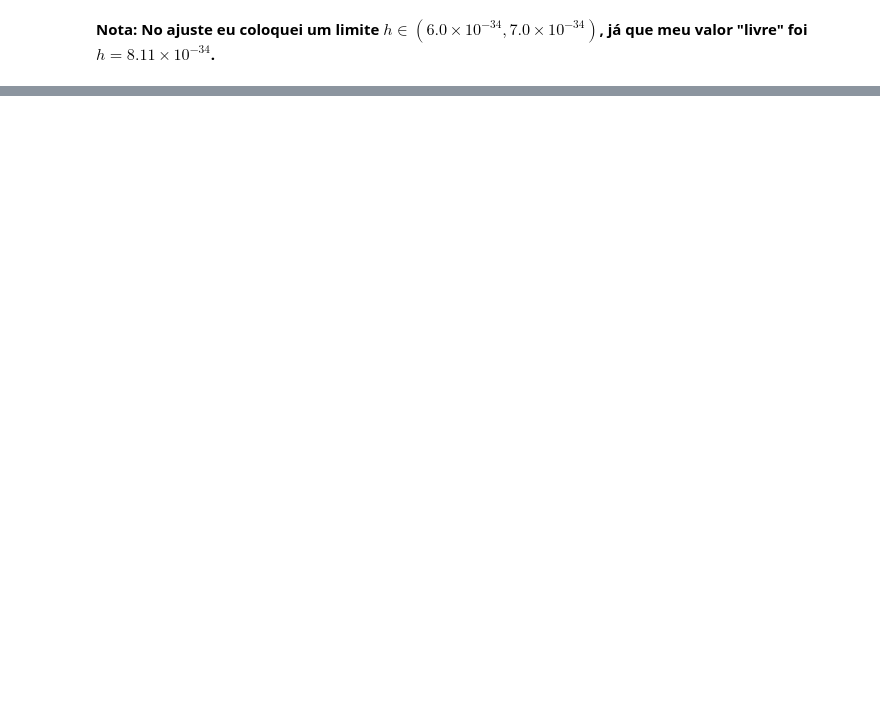
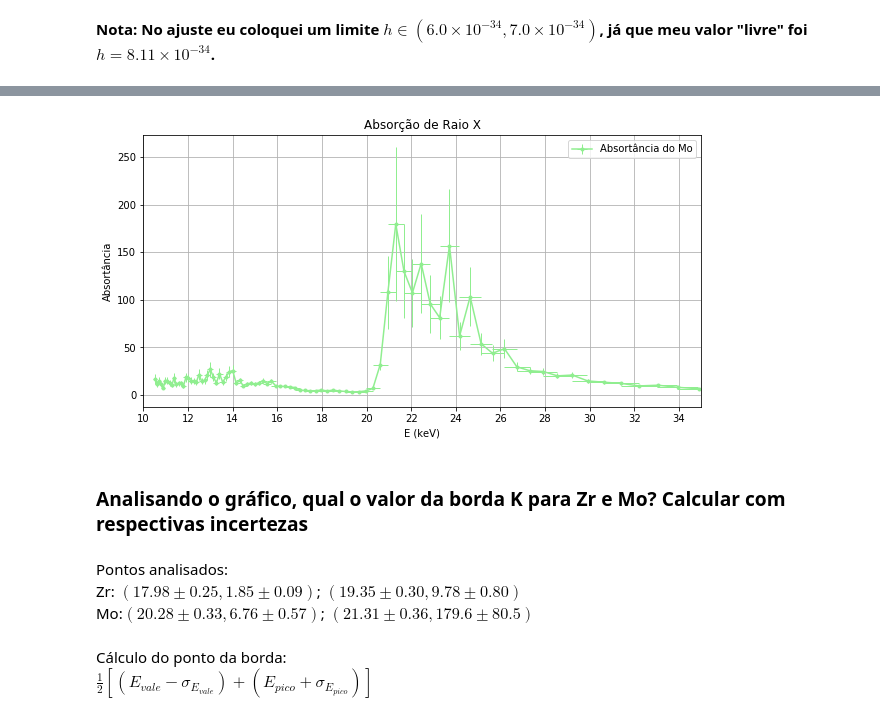
Before and after one commit to leonardovaladao/QuantumLab, a Jupyter notebook: 3. RaioX/Análise.ipynb, the cells around one changed output, grey strips where cells are left out. Drawn from its saved outputs; the diff is of its cells as text; code cells hidden in the pictures; blank space fills up the shorter version.

```diff
--- a/3. RaioX/Análise.ipynb
+++ b/3. RaioX/Análise.ipynb
@@ -379,0 +501,26 @@ $\sigma_h = $
+# %%
+plt.figure(figsize=(10,5))
+plt.errorbar(df3e, df3['nofilter']/df3['Mo'], label='Absortância do Mo',
+             xerr=df3ince, yerr=df3incabsmo,
+             elinewidth=1,
+        marker='.', lw=1.5, color='lightgreen')
+
+plt.title('Absorção de Raio X')
+plt.xlabel('E (keV)')
+plt.ylabel('Absortância')
+plt.xlim(10, 35)
+plt.xticks(np.arange(10, 35, 2))
+plt.legend()
+plt.grid()
+plt.show()
+# %% [output]
+[figure, added]
+# %% [markdown]
+### Analisando o gráfico, qual o valor da borda K para Zr e Mo? Calcular com respectivas incertezas
+# %% [markdown]
+Pontos analisados: <br>
+Zr: $(17.98\pm0.25, 1.85\pm0.09)$; $(19.35\pm0.30, 9.78\pm0.80)$ <br>
+Mo:$(20.28\pm0.33, 6.76\pm0.57)$; $(21.31\pm0.36, 179.6\pm80.5)$
+# %% [markdown]
+Cálculo do ponto da borda:<br>
+$\frac{1}{2} [(E_{vale}-\sigma_{E_{vale}}) + (E_{pico}+\sigma_{E_{pico}})]$
```
Also changed, not shown: parts of 39 cells of this notebook.
